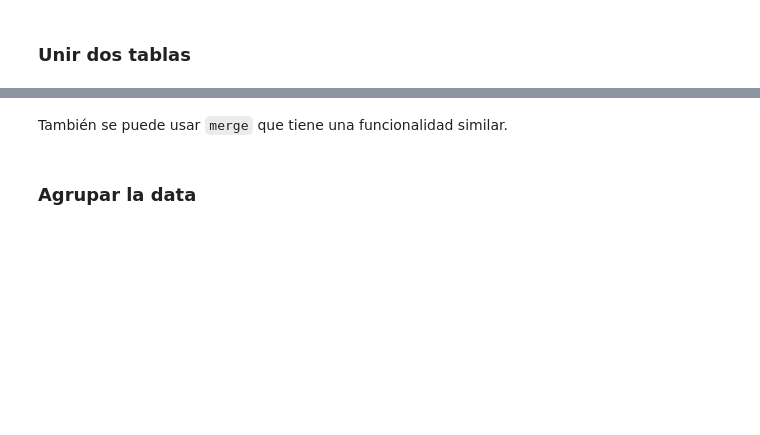
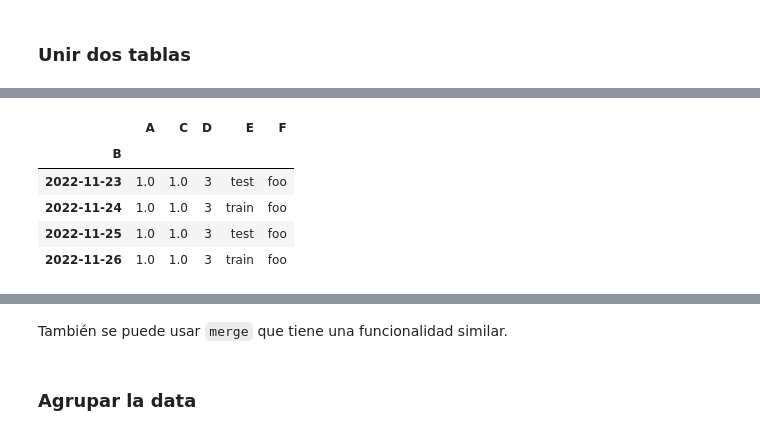
Before and after one commit to GonzaloMartin/ITBA-Certificacion-Profesional-Python, a Jupyter notebook: Clase_9 (1)_Resuelto.ipynb, the cells around one changed output, grey strips where cells are left out. Drawn from its saved outputs; the diff is of its cells as text; code cells hidden in the pictures; blank space fills up the shorter version.

```diff
--- a/Clase_9 (1)_Resuelto.ipynb
+++ b/Clase_9 (1)_Resuelto.ipynb
@@ -449,0 +567,9 @@ df2
+# %%
+df2.set_index('B')    # Esto no modifica la tabla.  Solo muestra cómo quedaría.
+# %% [output]
+|  | A | C | D | E | F |
+| B |  |  |  |  |  |
+| 2022-11-23 | 1.0 | 1.0 | 3 | test | foo |
+| 2022-11-24 | 1.0 | 1.0 | 3 | train | foo |
+| 2022-11-25 | 1.0 | 1.0 | 3 | test | foo |
+| 2022-11-26 | 1.0 | 1.0 | 3 | train | foo |
```
Also changed, not shown: parts of 36 cells of this notebook.
